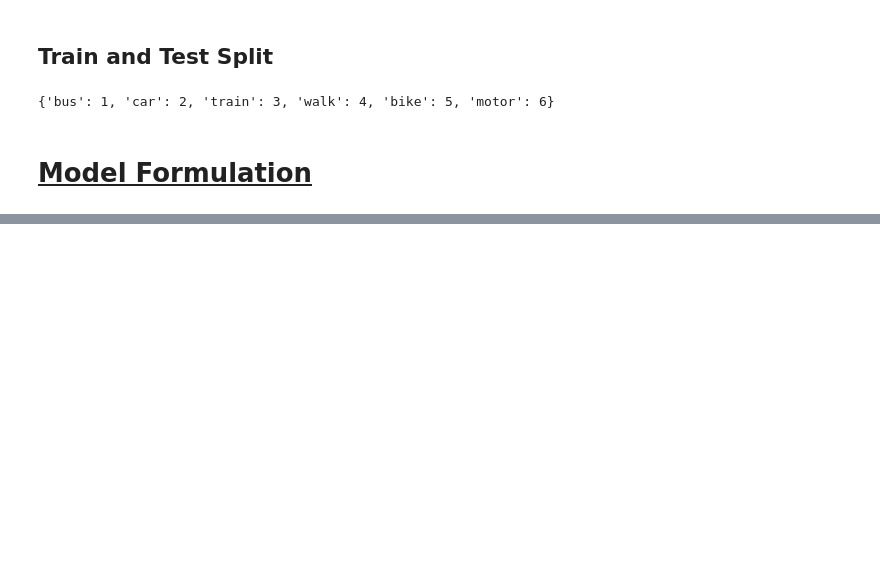
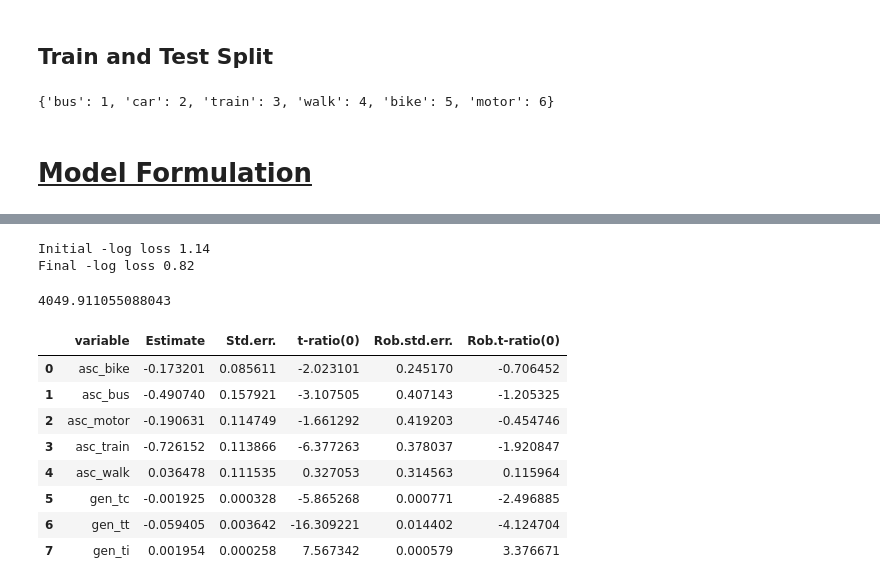
Before and after one commit to Obliquedbishop/CG_based_DCMs, a Jupyter notebook: discrete_choice_model.ipynb, the cells around one changed output, grey strips where cells are left out. Cells and saved outputs as stored; diff of their text form; code cells hidden in the pictures; blank space fills up the shorter version.

Commit message:
Implemented BFGS optimizer and matched results with classical model

```diff
--- a/discrete_choice_model.ipynb
+++ b/discrete_choice_model.ipynb
@@ -456,0 +581,28 @@ def loss(true_y, utilities, avail_vals):
+# %%
+initial_mean_negLL = loss_val_nd_loss_grad(tf.reshape(initiate_params(), shape=[-1]))[0].numpy()
+final_mean_negLL = loss_val_nd_loss_grad(bfgs_res['estimates'].to_numpy())[0].numpy()
+print(f"Initial -log loss {initial_mean_negLL:.2f}")
+print(f'Final -log loss {final_mean_negLL:.2f}')
+# %% [output]
+Initial -log loss 1.14
+Final -log loss 0.82
+# %%
+AIC = 2*(len(bfgs_res)+final_mean_negLL*len(x_vals))
+AIC
+# %% [output]
+4049.911055088043
+# %%
+classical_res = pd.read_csv('classical_model/MNL_2762023_estimates.csv')
+classical_res.rename(columns={'Unnamed: 0':'variable'}, inplace=True)
+classical_res['variable'] = ['asc_bike', 'asc_bus', 'asc_motor', 'asc_train', 'asc_walk', 'gen_tc', 'gen_tt', 'gen_ti']
+classical_res
+# %% [output]
+|  | variable | Estimate | Std.err. | t-ratio(0) | Rob.std.err. | Rob.t-ratio(0) |
+| 0 | asc_bike | -0.173201 | 0.085611 | -2.023101 | 0.245170 | -0.706452 |
+| 1 | asc_bus | -0.490740 | 0.157921 | -3.107505 | 0.407143 | -1.205325 |
+| 2 | asc_motor | -0.190631 | 0.114749 | -1.661292 | 0.419203 | -0.454746 |
+| 3 | asc_train | -0.726152 | 0.113866 | -6.377263 | 0.378037 | -1.920847 |
+| 4 | asc_walk | 0.036478 | 0.111535 | 0.327053 | 0.314563 | 0.115964 |
+| 5 | gen_tc | -0.001925 | 0.000328 | -5.865268 | 0.000771 | -2.496885 |
+| 6 | gen_tt | -0.059405 | 0.003642 | -16.309221 | 0.014402 | -4.124704 |
+| 7 | gen_ti | 0.001954 | 0.000258 | 7.567342 | 0.000579 | 3.376671 |
```
Also changed, not shown: parts of 37 cells of this notebook.
